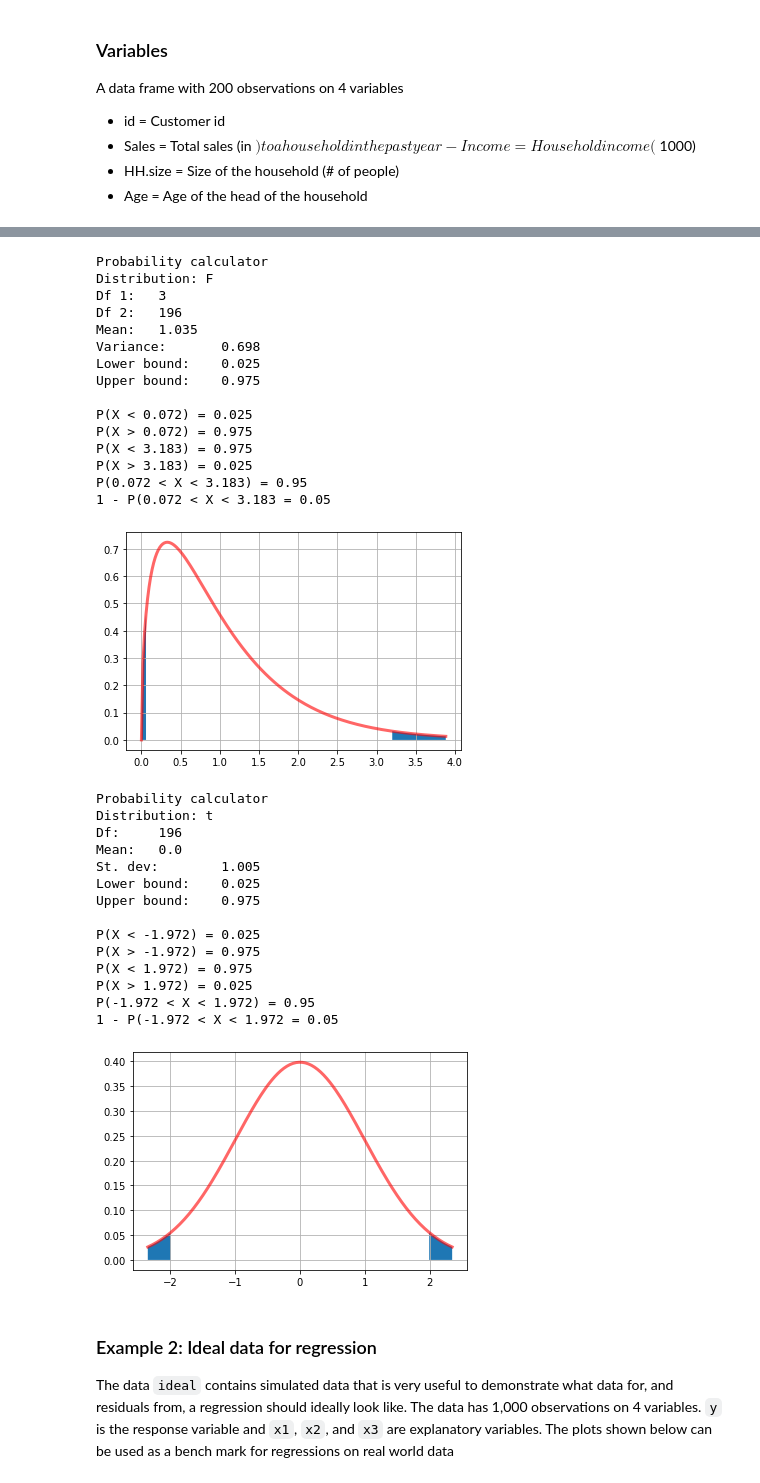
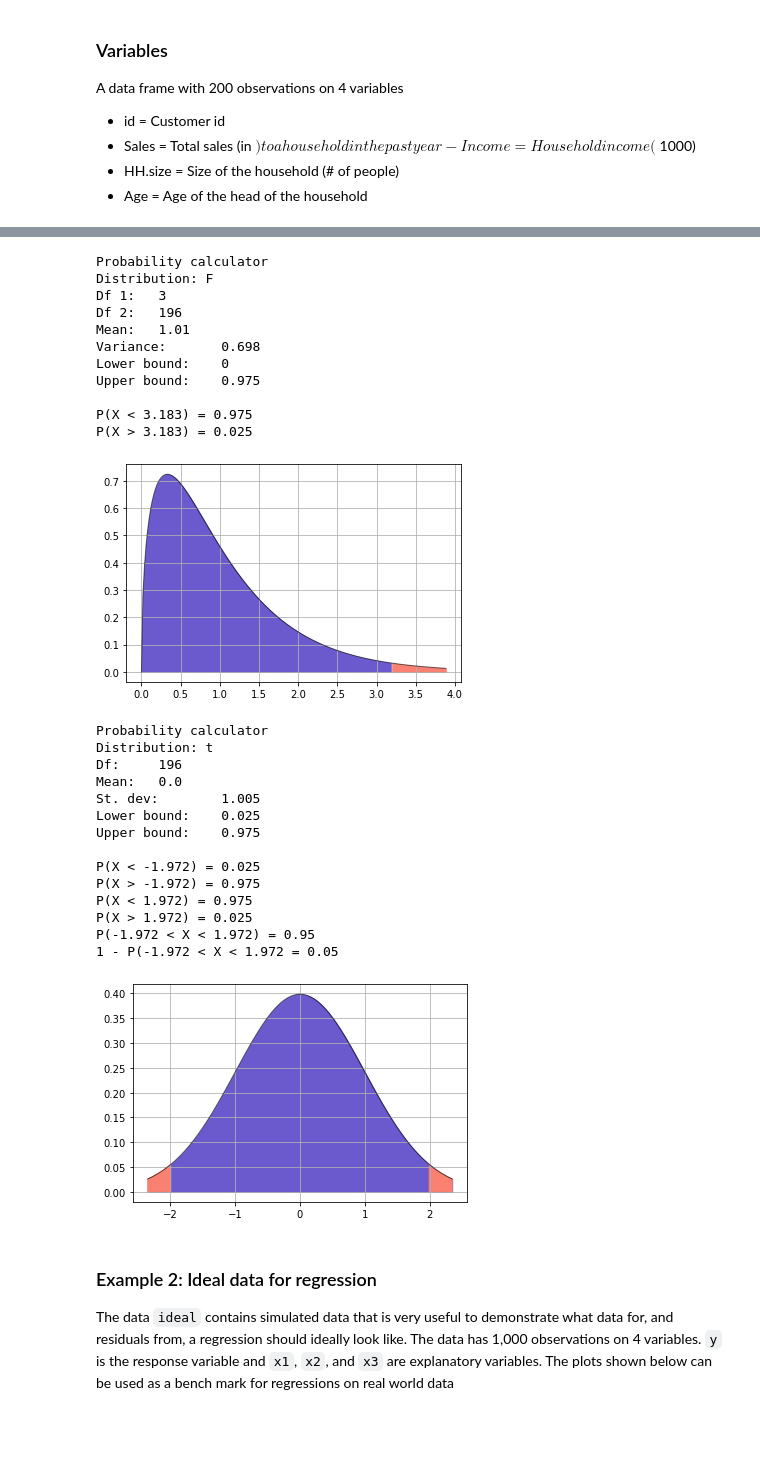
Before and after one commit to vnijs/pyrsm, a Jupyter notebook: examples/model-linear-regression.ipynb, the cells around one changed output, grey strips where cells are left out. Saved outputs shown, nothing was run; the diff lists cells and outputs as text; code cells hidden in the pictures; blank space fills up the shorter version.

```diff
--- a/examples/model-linear-regression.ipynb
+++ b/examples/model-linear-regression.ipynb
@@ -267,49 +243,45 @@ class ProbabilityCalculator:
             plot_t_dist(df, lb, ub, decimals)
 # %%
-params = dict(zip(["dfn", "dfd", "lb", "ub", "decimals"], [3, 196, 0.025, 0.975, 3]))
+params = dict(zip(["dfn", "dfd", "lb", "ub", "decimals"], [3, 196, 0, 0.975, 3]))
 
-prob_calc_f = ProbabilityCalculator(distribution="F")
-prob_calc_f.calculate(**params)
-prob_calc_f.plot(**params)
+prob_calc_f = ProbabilityCalculator("F", params)
+prob_calc_f.calculate()
+prob_calc_f.plot()
 # %% [output]
 Probability calculator
 Distribution: F
 Df 1:   3
 Df 2:   196
-Mean:   1.035
+Mean:   1.01
 Variance:       0.698
-Lower bound:    0.025
+Lower bound:    0
 Upper bound:    0.975
 
-P(X < 0.072) = 0.025
-P(X > 0.072) = 0.975
 P(X < 3.183) = 0.975
 P(X > 3.183) = 0.025
-P(0.072 < X < 3.183) = 0.95
-1 - P(0.072 < X < 3.183 = 0.05
-[figure, old version]
+[figure, new version]
 # %%
 params = dict(zip(["df", "lb", "ub", "decimals"], [196, 0.025, 0.975, 3]))
 
-prob_calc_t = ProbabilityCalculator(distribution="t")
-prob_calc_t.calculate(**params)
-prob_calc_t.plot(**params)
+prob_calc_t = ProbabilityCalculator("t", params)
+prob_calc_t.calculate()
+prob_calc_t.plot()
 # %% [output]
 Probability calculator
 Distribution: t
 Df:     196
 Mean:   0.0
 St. dev:        1.005
 Lower bound:    0.025
 Upper bound:    0.975
 
 P(X < -1.972) = 0.025
 P(X > -1.972) = 0.975
 P(X < 1.972) = 0.975
 P(X > 1.972) = 0.025
 P(-1.972 < X < 1.972) = 0.95
 1 - P(-1.972 < X < 1.972 = 0.05
-[figure, old version]
+[figure, new version]
 # %% [markdown]
 ### Example 2: Ideal data for regression
 
```
Also changed, not shown: parts of 16 cells of this notebook, 4 other files.
